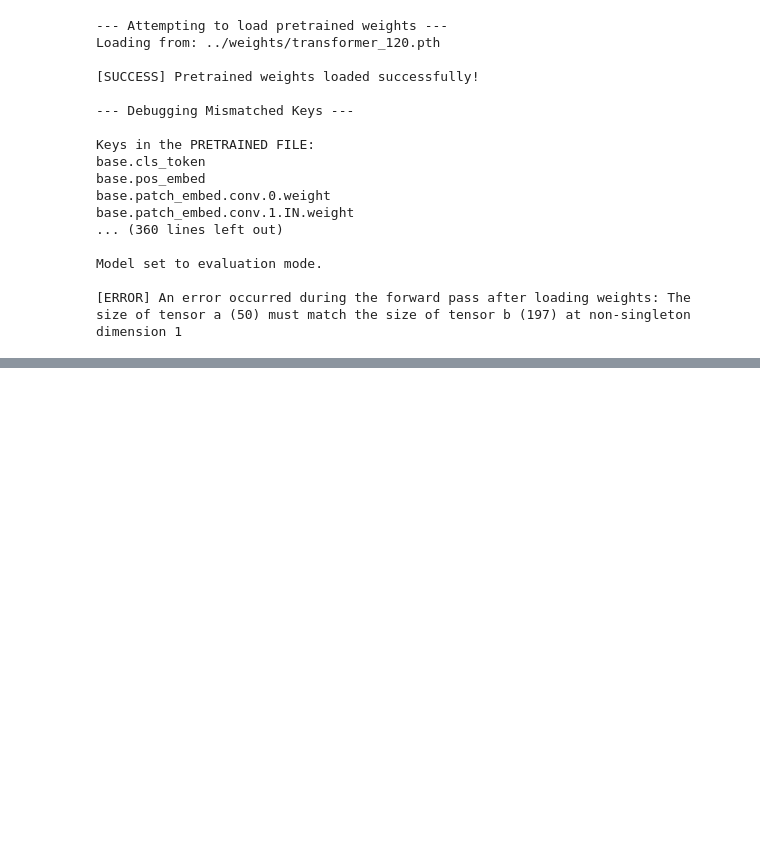
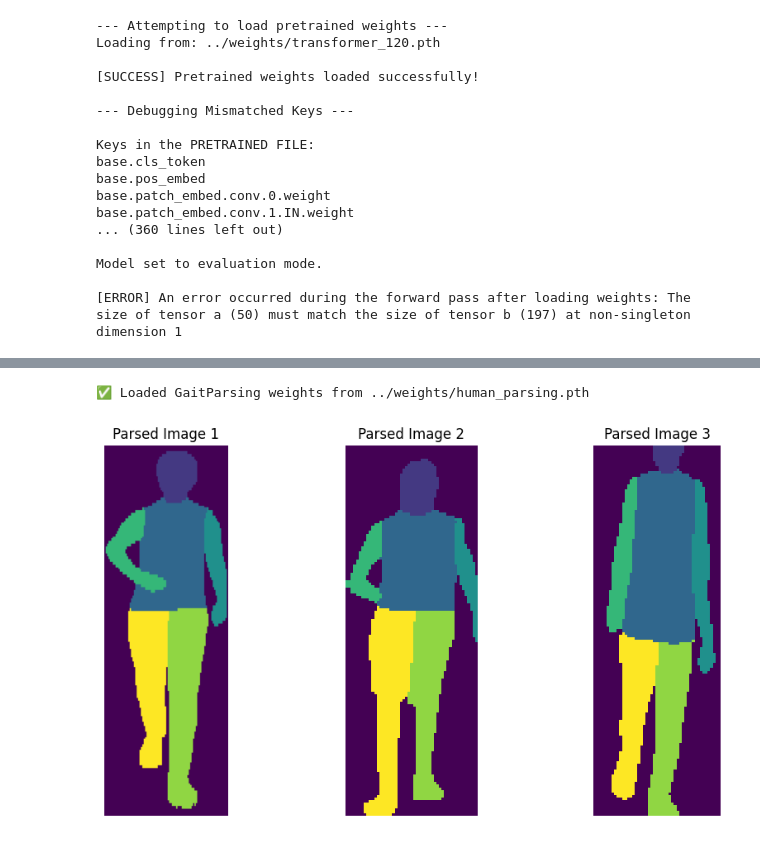
Before and after one commit to PrachitDeshinge/Person_Identification_v2, a Jupyter notebook: temp.ipynb, the cells around one changed output, grey strips where cells are left out. Cells and saved outputs as stored; diff of their text form; code cells hidden in the pictures; blank space fills up the shorter version.

Commit message:
silhouettes and parsing

```diff
--- a/temp.ipynb
+++ b/temp.ipynb
@@ -175,0 +206,37 @@ Speed: 7.6ms preprocess, 170.6ms inference, 11.6ms postprocess per image at shap
+# %%
+# Human Parsing
+import cv2 as cv
+import matplotlib.pyplot as plt
+from torchvision import transforms
+from parsing import HumanParsingModel
+# Initialize the human parsing model
+parsing_model = HumanParsingModel(model_path='../weights/human_parsing.pth')
+image1 = cv.imread('./person_crop_0.jpg')
+image2 = cv.imread('./person_crop_1.jpg')
+image3 = cv.imread('./person_crop_2.jpg')
+images = [image1, image2, image3]
+# Perform human parsing on the cropped person image
+parsed_image1, parsed_image2, parsed_image3 = parsing_model.extract_parsing(images)
+# Display the parsed image
+plt.figure(figsize=(10, 5))
+plt.subplot(1, 3, 1)
+plt.imshow(parsed_image1)
+plt.axis('off')
+plt.title('Parsed Image 1')
+
+plt.subplot(1, 3, 2)
+plt.imshow(parsed_image2)
+plt.axis('off')
+plt.title('Parsed Image 2')
+
+plt.subplot(1, 3, 3)
+plt.imshow(parsed_image3)  # Assuming you want to show the same parsed image for comparison
+plt.axis('off')
+plt.title('Parsed Image 3')
+
+plt.tight_layout()
+
+plt.show()
+# %% [output]
+✅ Loaded GaitParsing weights from ../weights/human_parsing.pth
+[figure, added]
```
Also changed, not shown: parts of 5 cells of this notebook, 16 other files.
